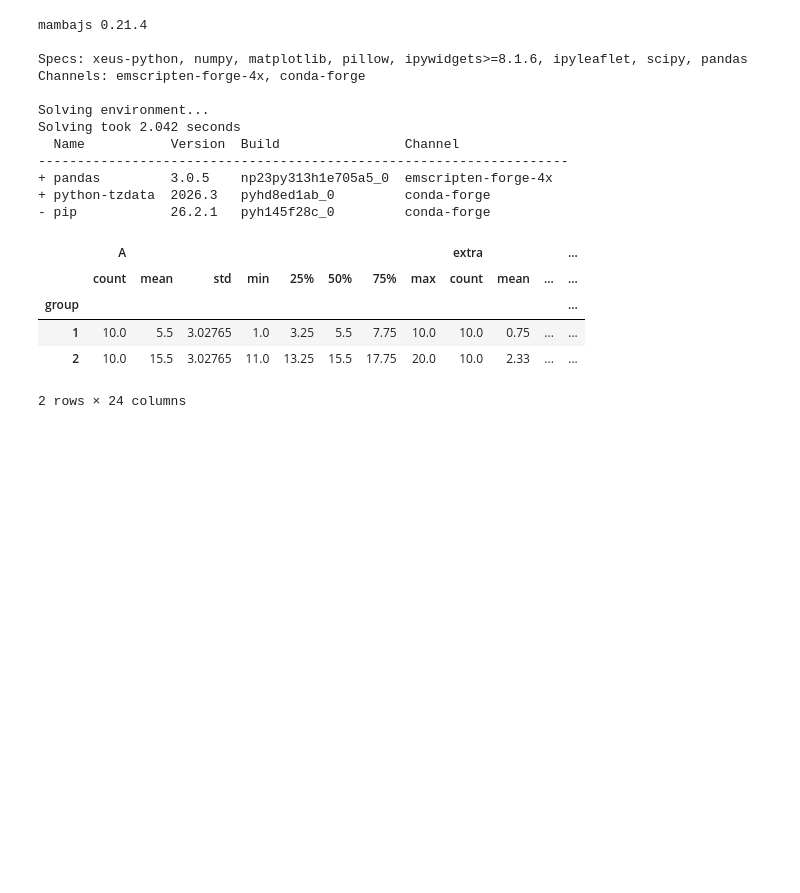
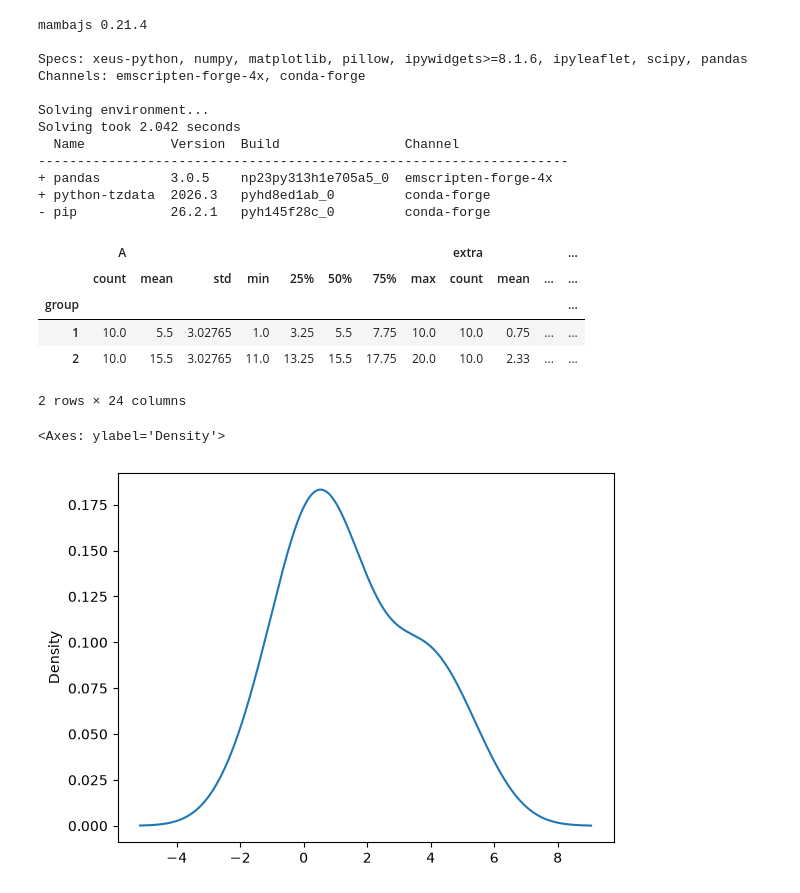
Before and after one commit to Psyc3000A/Fall-Winter2026, a Jupyter notebook: fiona_.ipynb, the cells around one changed output. Saved outputs shown, nothing was run; the diff lists cells and outputs as text; code cells hidden in the pictures; blank space fills up the shorter version.

```diff
--- a/fiona_.ipynb
+++ b/fiona_.ipynb
@@ -24,3 +24,8 @@ datafile.groupby('group').describe()
 | 1 | 10.0 | 5.5 | 3.02765 | 1.0 | 3.25 | 5.5 | 7.75 | 10.0 | 10.0 | 0.75 | ... | ... |
 | 2 | 10.0 | 15.5 | 3.02765 | 11.0 | 13.25 | 15.5 | 17.75 | 20.0 | 10.0 | 2.33 | ... | ... |
 2 rows × 24 columns
+# %%
+datafile["extra"].plot(kind="density")
+# %% [output]
+<Axes: ylabel='Density'>
+[figure, added]
```
Also changed, not shown: parts of 10 cells of this notebook.
